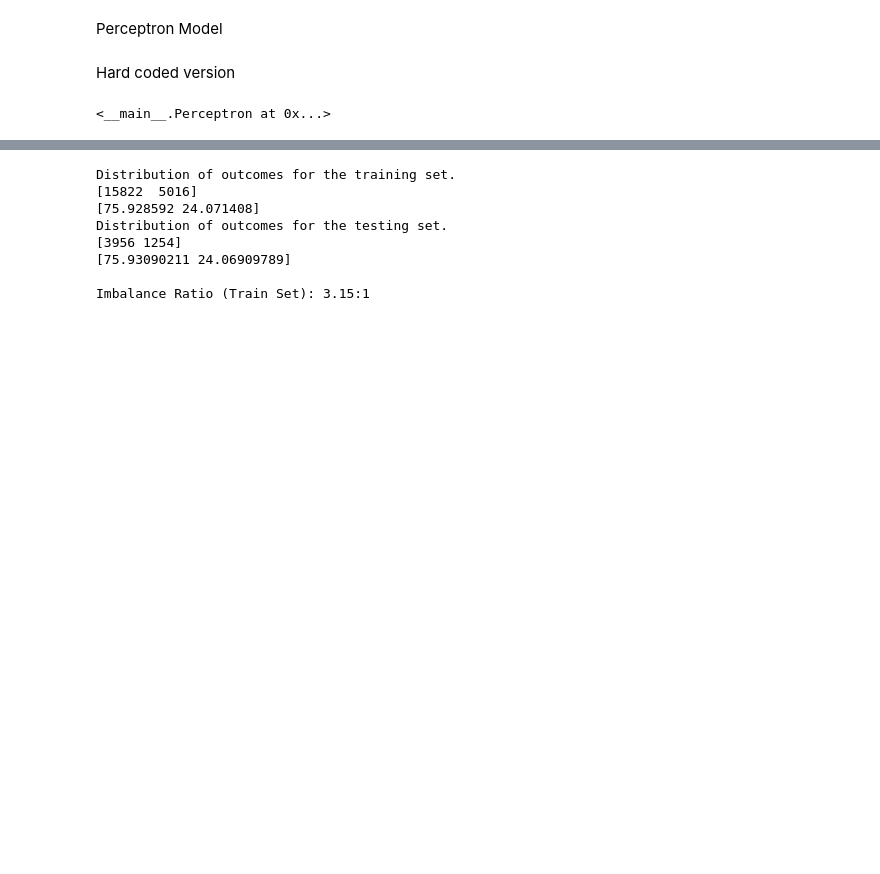
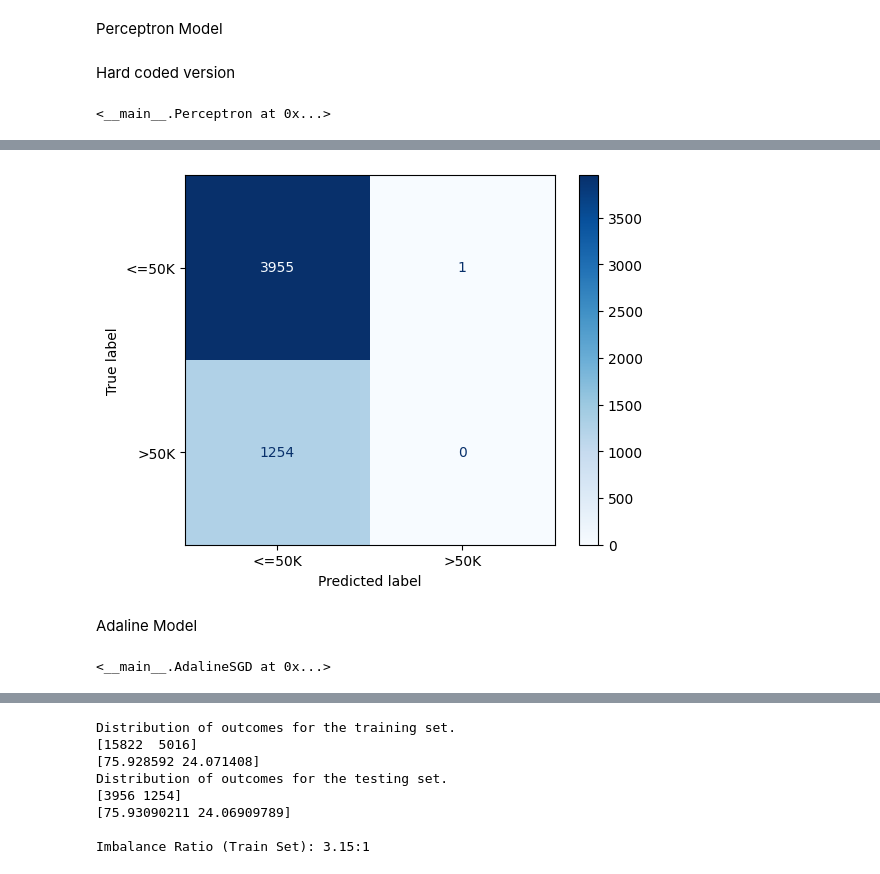
Before and after one commit to EricaCamelopardalis/MS_Classifiers, a Jupyter notebook: Project1.ipynb, the cells around one changed output, grey strips where cells are left out. Cells and saved outputs as stored; diff of their text form; code cells hidden in the pictures; blank space fills up the shorter version.

```diff
--- a/Project1.ipynb
+++ b/Project1.ipynb
@@ -246,0 +306,13 @@ plt.show()
+# %%
+from sklearn.metrics import confusion_matrix, ConfusionMatrixDisplay
+
+y_pred = ppn.predict(X_test)
+
+cm = confusion_matrix(y_test, y_pred, labels=[0,1])
+disp = ConfusionMatrixDisplay(confusion_matrix=cm, display_labels=["<=50K", ">50K"])
+disp.plot(cmap="Blues")
+plt.show()
+# %% [output]
+[figure, added]
+# %% [markdown]
+Adaline Model
@@ -246,0 +448,6 @@ plt.show()
+# %%
+#Train model
+ada = AdalineSGD(eta=.001, n_iter=100, random_state=1)
+ada.fit(X_train, y_train)
+# %% [output]
+<__main__.AdalineSGD at 0x...>
```
Also changed, not shown: parts of 18 cells of this notebook.
